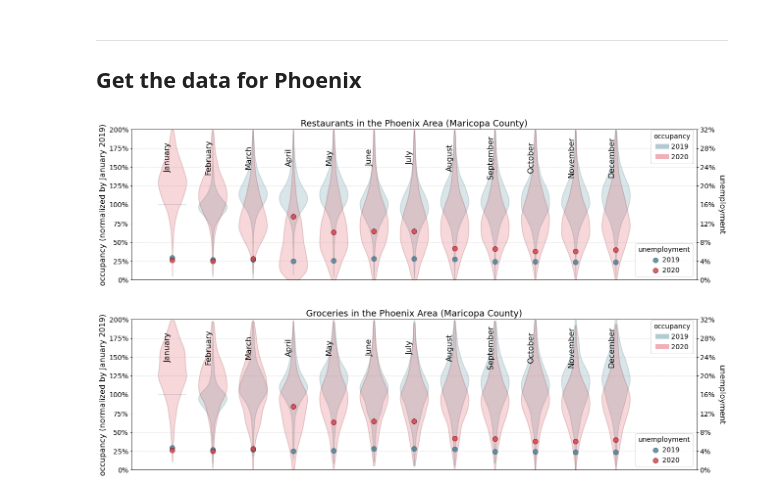
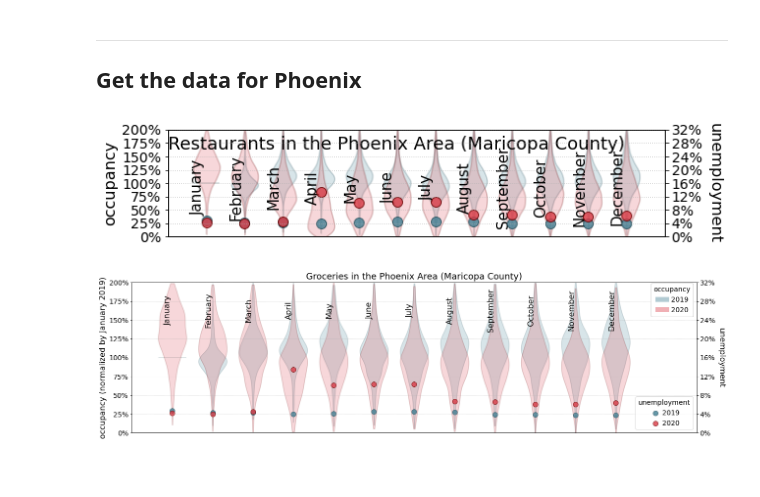
Before and after one commit to talismanbrandi/Human-Mobility-COVID-19, a Jupyter notebook: Notebooks/data-exploration.ipynb, the cells around one changed output. Cells and saved outputs as stored; diff of their text form; code cells hidden in the pictures; blank space fills up the shorter version.

```diff
--- a/Notebooks/data-exploration.ipynb
+++ b/Notebooks/data-exploration.ipynb
@@ -79,7 +79,7 @@ def makeViolin(df, df_un, title, filename, place_type):
     months = ['January', 'February', 'March', 'April', 'May', 'June', 'July',
               'August', 'September', 'October', 'November', 'December']
 
-    fig, host = plt.subplots(figsize=(18,5))
+    fig, host = plt.subplots(figsize=(9,2))
 
     ax = plt.gca()
     parts = ax.violinplot(data_1,
@@ -107,22 +107,23 @@ def makeViolin(df, df_un, title, filename, place_type):
         pc.set_linewidth(1.5)
 
     plt.ylim(0, 200)
-    plt.xlim(0, 14)
+    plt.xlim(0, 13)
     ax.set_xticks(list(range(1,13)))
-    ax.set_xticklabels([month+'\n' for month in months], rotation="vertical", fontsize=16, fontdict={'verticalalignment': 'center'}, zorder=99)
-    ax.tick_params(axis="x", direction="in", pad=-250, length=0)
+    ax.set_xticklabels([month+'\n' for month in months], rotation="vertical", fontsize=15, fontdict={'verticalalignment': 'center'}, zorder=99)
+    ax.tick_params(axis="x", direction="in", pad=-50, length=0)
     ax.tick_params(axis="y", labelsize=14)
-    plt.title(title, fontsize=18)
+    plt.title(title, fontsize=18, y=1.0, pad=-20, loc='left')
     plt.locator_params(axis='y', nbins=8)
 
     labels = ['2019', '2020']
     ax.yaxis.set_major_formatter(mtick.PercentFormatter())
     line2 = Line2D([0], [0], color='#da3b46', linewidth=10, linestyle='-', solid_capstyle='butt', alpha=0.4)
     line1 = Line2D([0], [0], color='#3f7f93', linewidth=10, linestyle='-', solid_capstyle='butt', alpha=0.4)
-    leg1 = plt.figlegend(handles=[line1, line2], labels=labels, bbox_to_anchor=[0.947, 0.92],
-                        loc='upper right', prop={'size': 14}, fancybox=True, framealpha=1, columnspacing=0.8, ncol=1, handletextpad=0.3, title='occupancy')
-    leg1.get_title().set_fontsize(14)
-    plt.ylabel(r"occupancy (normalized by January 2019)", fontsize=16)
+    # leg1 = plt.figlegend(handles=[line1, line2], labels=labels, bbox_to_anchor=[0.94, 0.94],
+    #                     loc='upper right', prop={'size': 12}, frameon=False, framealpha=1, columnspacing=0.8, ncol=1, handletextpad=0.3, title='occupancy')
+    # leg1.get_title().set_fontsize(14)
+    plt.ylabel(r"occupancy", fontsize=16)
+    # plt.ylabel(r"occupancy (normalized by January 2019)", fontsize=16)
 
     unemp = host.twinx()
     unemp.set_ylim(0,32)
@@ -133,9 +134,9 @@ def makeViolin(df, df_un, title, filename, place_type):
     unemp.scatter(list(range(1,13)), df_un.values[:12], color="#3f7f93", s=100, alpha=0.8, edgecolors="#28515d", label="2019")
     unemp.scatter(list(range(1,13)), df_un.values[12:], color="#da3b46", s=100, alpha=0.8, edgecolors="#670000", label="2020")
     plt.yticks([0,4,8,12,16,20,24,28,32], ['0%','4%','8%','12%','16%','20%','24%','28%','32%'])
-    leg2 = plt.legend(loc='lower right', fontsize=14, handletextpad=0, title='unemployment')
-    leg2.get_title().set_fontsize(14)
-    ax.add_artist(leg1)
+    # leg2 = plt.legend(loc='lower right', fontsize=12, handletextpad=0, title='unemployment', frameon=False, bbox_to_anchor=[1.005, -0.1])
+    # leg2.get_title().set_fontsize(14)
+    # ax.add_artist(leg1)
 
     ax.grid(linestyle=':', axis='y', alpha=0.7)
     plt.tight_layout()
@@ -298,12 +316,12 @@ ____________________
 dict_df_analysis_Phoenix = getOccupancyDistribution('Phoenix')
 # %%
 title = 'Restaurants in the Phoenix Area (Maricopa County)'
-filename = '../plots/Phoenix-Restaurants.png'
+filename = '../plots/Phoenix-Restaurants-1.png'
 unemp_data = df_unemp.Maricopa
 
 makeViolin(dict_df_analysis_Phoenix, unemp_data, title, filename, 'Restaurants')
 # %% [output]
-[figure, old version]
+[figure, new version]
 # %%
 title = 'Groceries in the Phoenix Area (Maricopa County)'
 filename = '../plots/Phoenix-Groceries.png'
```
Also changed, not shown: parts of 5 cells of this notebook, 7 other files.
